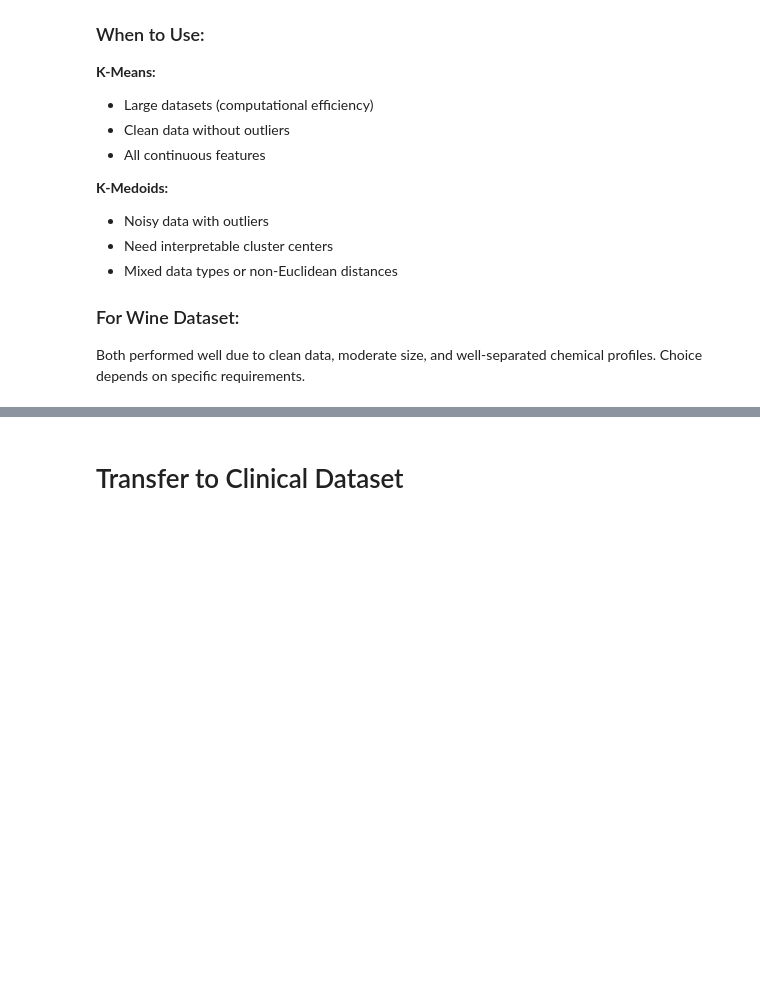
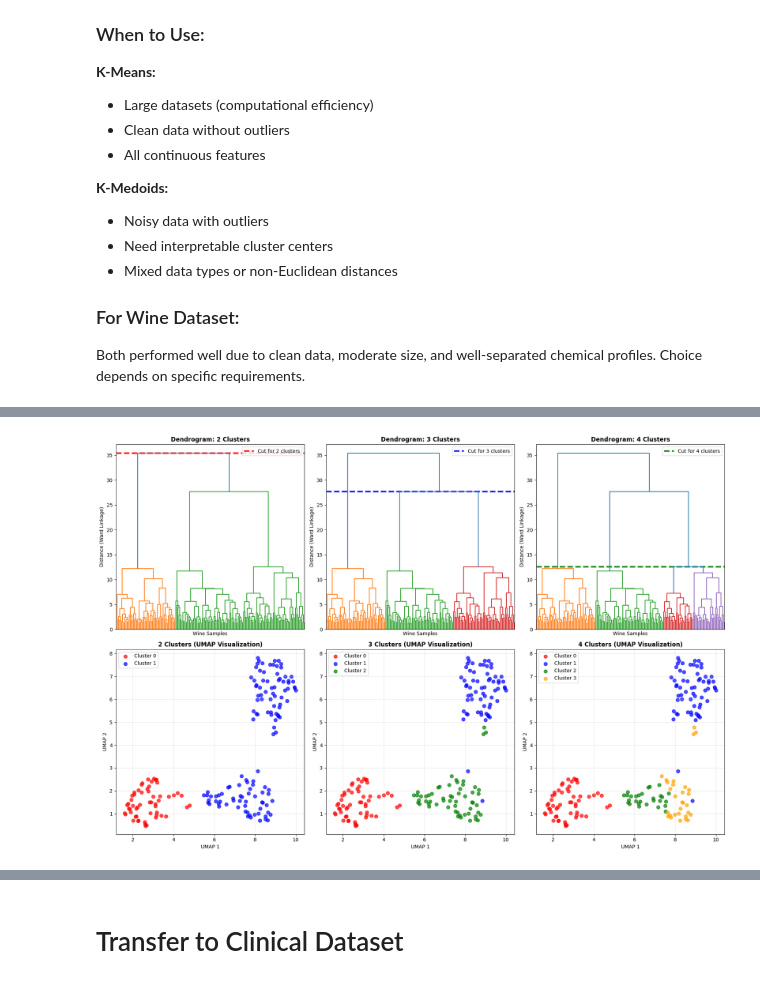
Before and after one commit to Jamoser123/PNR_Advanced_DataScience, a Jupyter notebook: 3_Clustering/HandsOn_Clustering.ipynb, the cells around one changed output, grey strips where cells are left out. Cells and saved outputs as stored; diff of their text form; code cells hidden in the pictures; blank space fills up the shorter version.

Commit message:
Hierarchical Clustering on Wine Dataset added

```diff
--- a/3_Clustering/HandsOn_Clustering.ipynb
+++ b/3_Clustering/HandsOn_Clustering.ipynb
@@ -564,0 +522,79 @@ print("- Most commonly used in healthcare applications")
+# %%
+import matplotlib.pyplot as plt
+import numpy as np
+from sklearn.cluster import AgglomerativeClustering
+from scipy.cluster.hierarchy import dendrogram, linkage, fcluster
+from sklearn.preprocessing import StandardScaler
+
+# Use standardized data for hierarchical clustering
+scaler = StandardScaler()
+X_scaled = scaler.fit_transform(X)
+
+# Create linkage matrix using Ward's method
+linkage_matrix = linkage(X_scaled, method='ward')
+
+# Create figure with subplots
+fig, axes = plt.subplots(2, 3, figsize=(18, 12))
+
+# Top row: Three dendrograms with different cluster cuts
+n_clusters_list = [2, 3, 4]
+colors_cuts = ['red', 'blue', 'green']
+
+for i, n_clusters in enumerate(n_clusters_list):
+    ax = axes[0, i]
+
+    # Find the distance threshold for n_clusters
+    if n_clusters <= len(linkage_matrix):
+        threshold = linkage_matrix[-(n_clusters-1), 2]
+        ax.axhline(y=threshold, color=colors_cuts[i], linestyle='--', linewidth=3,
+                  label=f'Cut for {n_clusters} clusters')
+
+    # Create dendrogram
+    dend = dendrogram(linkage_matrix,
+                     #truncate_mode='level',
+                     p=10,
+                     leaf_rotation=90,
+                     leaf_font_size=8,
+                     show_leaf_counts=False,
+                     color_threshold=threshold,
+                     ax=ax)
+
+    ax.set_title(f'Dendrogram: {n_clusters} Clusters', fontsize=12, fontweight='bold')
+    ax.set_xlabel('Wine Samples', fontsize=10)
+    ax.set_ylabel('Distance (Ward Linkage)', fontsize=10)
+    ax.legend(loc='upper right')
+
+    # Remove x-axis tick labels
+    ax.set_xticks([])
+
+# Bottom row: Cluster visualizations for 2, 3, 4 clusters
+cluster_colors = ['red', 'blue', 'green', 'orange']
+
+for i, n_clusters in enumerate([2, 3, 4]):
+    ax = axes[1, i]
+
+    # Get cluster labels for n_clusters
+    cluster_labels = fcluster(linkage_matrix, n_clusters, criterion='maxclust') - 1
+
+    # Plot points colored by cluster
+    for cluster_id in range(n_clusters):
+        mask = cluster_labels == cluster_id
+        ax.scatter(X_umap[mask, 0], X_umap[mask, 1],
+                  c=cluster_colors[cluster_id], s=50, alpha=0.7,
+                  label=f'Cluster {cluster_id}')
+
+    if n_clusters == 3:
+        # Store results for comparison
+        ward_linkage_labels = cluster_labels
+        ward_linkage_matrix = linkage_matrix
+
+    ax.set_title(f'{n_clusters} Clusters (UMAP Visualization)', fontsize=12, fontweight='bold')
+    ax.set_xlabel('UMAP 1')
+    ax.set_ylabel('UMAP 2')
+    ax.legend()
+    ax.grid(True, alpha=0.3)
+
+plt.tight_layout()
+plt.show()
+# %% [output]
+[figure, added]
```
Also changed, not shown: parts of 26 cells of this notebook.
